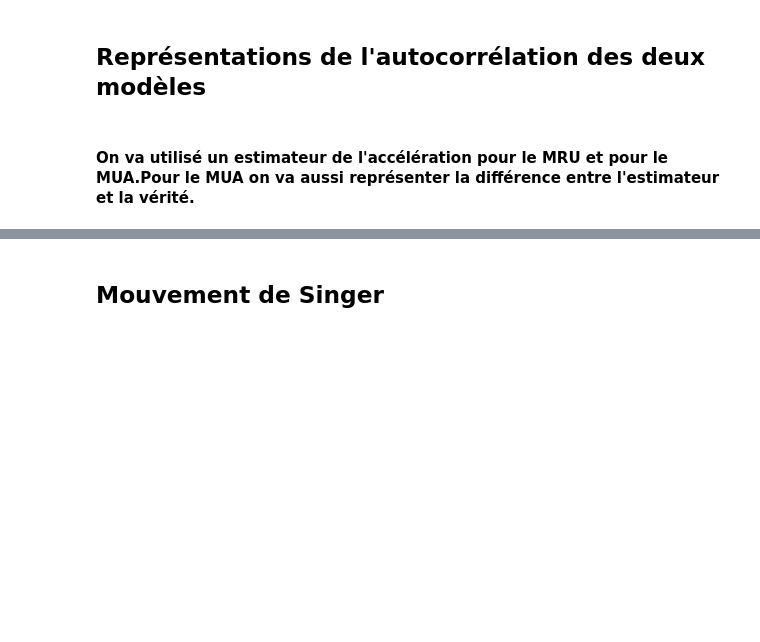
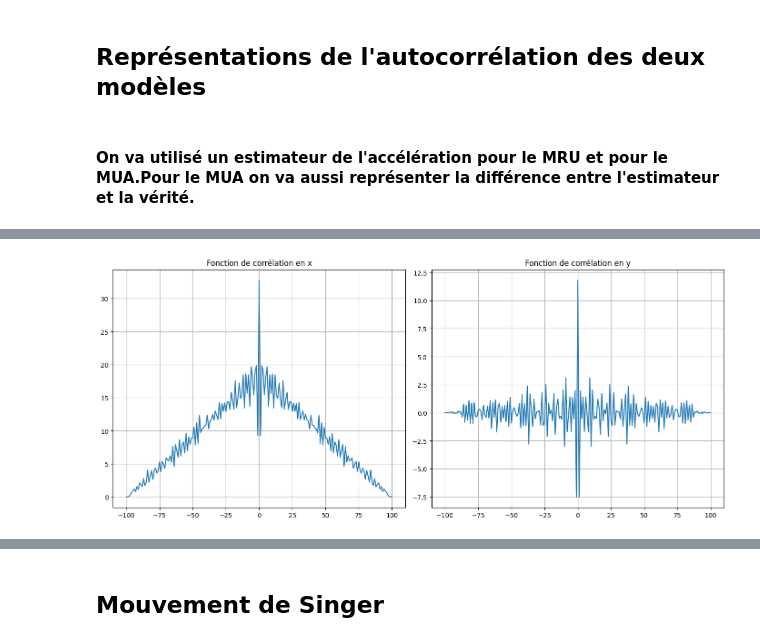
Before and after one commit to getrichthroughcode/Projet-S9, a Jupyter notebook: All_gen.ipynb, the cells around one changed output, grey strips where cells are left out. Cells and saved outputs as stored; diff of their text form; code cells hidden in the pictures; blank space fills up the shorter version.

```diff
--- a/All_gen.ipynb
+++ b/All_gen.ipynb
@@ -99,6 +100,10 @@ vit_est_x_MRU,acc_est_x_MRU = estimate(x_coords_MRU)
 vit_est_y_MRU,acc_est_y_MRU = estimate(y_coords_MRU)
 vit_est_x_MUA,acc_est_x_MUA = estimate(x_coords_MUA)
 vit_est_y_MUA,acc_est_y_MUA = estimate(y_coords_MUA)
+jerk_est_x,_=estimate(acc_est_x_MUA)
+jerk_est_y,_=estimate(acc_est_y_MUA)
+
+
 x_accs_MUA = [xi[2, 0] for xi in X_MUA]
 y_accs_MUA = [yi[2, 0] for yi in Y_MUA]
 correlation_x_MRU = np.correlate(acc_est_x_MRU, acc_est_x_MRU, mode='full')
@@ -150 +156,19 @@ plt.show()
+# %%
+plt.figure(figsize=(14, 6))
+
+plt.subplot(1, 2, 1)
+plt.plot(lags_x_MRU, np.correlate(jerk_est_x, jerk_est_x, mode='full'))
+plt.title("Fonction de corrélation en x")
+plt.grid()
+
+plt.subplot(1, 2, 2)
+plt.plot(lags_x_MRU, np.correlate(jerk_est_y, jerk_est_y, mode='full'))
+plt.title("Fonction de corrélation en y")
+plt.grid()
+
+# Display the combined plot
+plt.tight_layout()  # Adjust layout for better spacing
+plt.show()
+# %% [output]
+[figure, added]
 # %%
```
Also changed, not shown: parts of 17 cells of this notebook, 7 other files.
